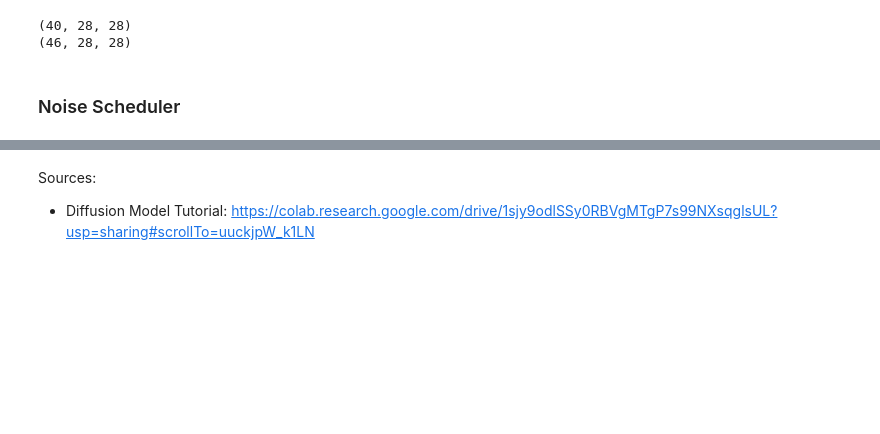
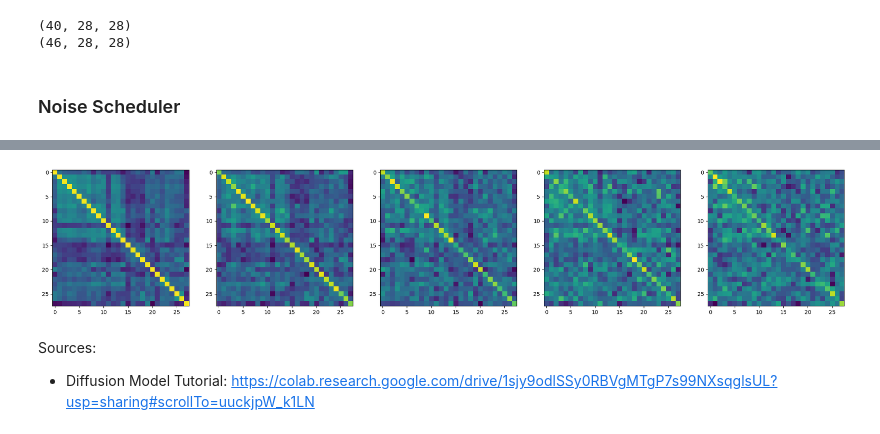
Before and after one commit to mariannearriola/dd-brain-shapes, a Jupyter notebook: shape_project.ipynb, the cells around one changed output, grey strips where cells are left out. Saved outputs shown, nothing was run; the diff lists cells and outputs as text; code cells hidden in the pictures; blank space fills up the shorter version.

```diff
--- a/shape_project.ipynb
+++ b/shape_project.ipynb
@@ -128,3 +105,13 @@ for i, data in enumerate(healthy):
+# %%
+## Example forward diffusion process
+fig = plt.figure(figsize=(32,32))
+for idx in range(0, T, stepsize):
+    t = idx
+    plt.subplot(1, num_images+1, int((idx/stepsize)+1))
+    image, noise = forward_diffusion_sample(healthy[3], healthy[3].shape, t)
+    plt.imshow(image)
+# %% [output]
+[figure, added]
 # %% [markdown]
 Sources:
 - Diffusion Model Tutorial: https://colab.research.google.com/drive/1sjy9odlSSy0RBVgMTgP7s99NXsqglsUL?usp=sharing#scrollTo=uuckjpW_k1LN
```
Also changed, not shown: parts of 6 cells of this notebook.
